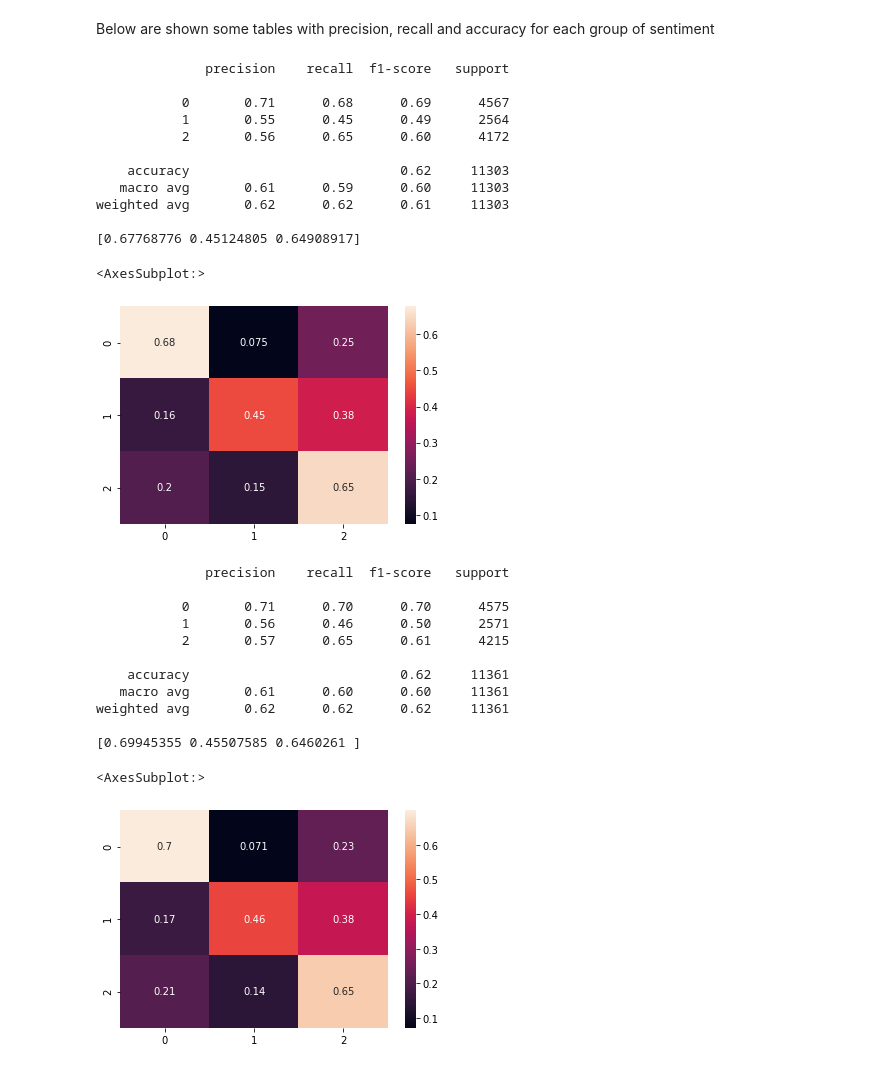
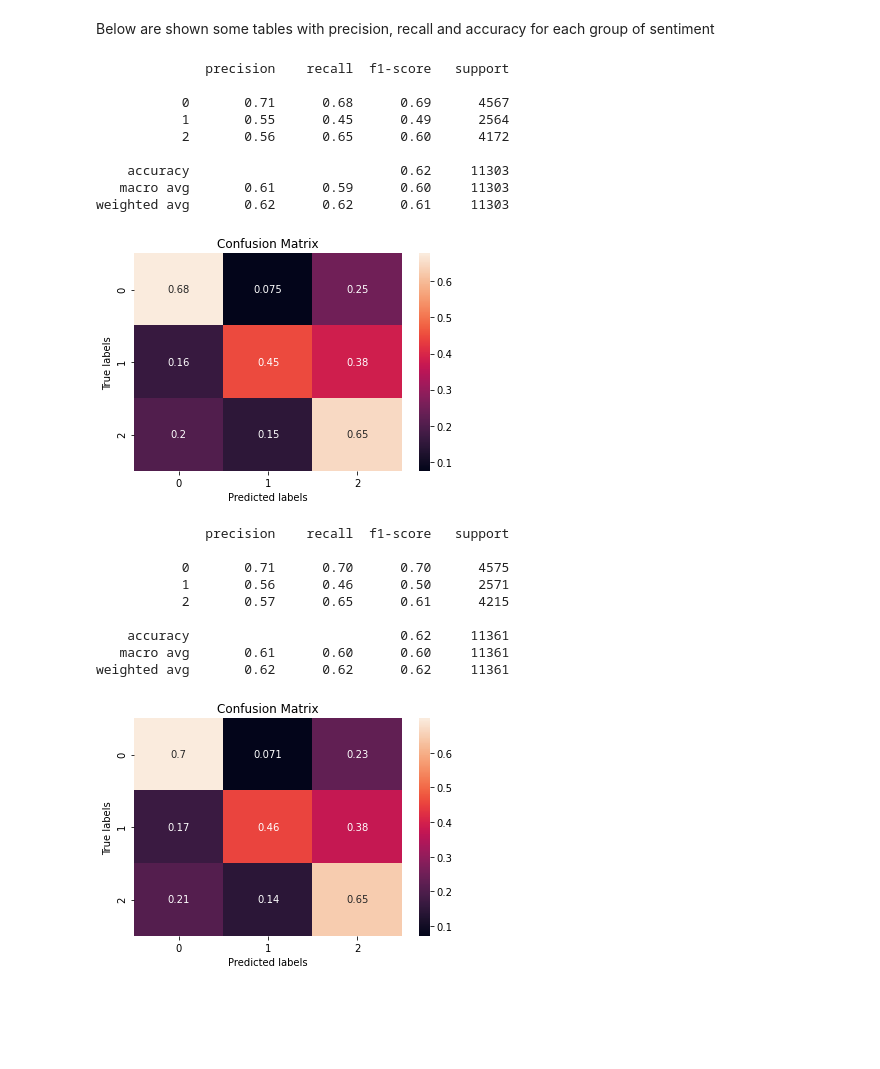
Before and after one commit to alesspalma/FDSProject, a Jupyter notebook: project.ipynb, the cells around one changed output. Saved outputs shown, nothing was run; the diff lists cells and outputs as text; code cells hidden in the pictures; blank space fills up the shorter version.

```diff
--- a/project.ipynb
+++ b/project.ipynb
@@ -1092,32 +1082,29 @@ weighted avg       0.60      0.60      0.60     11347
 # %% [markdown]
 ## Logistic regression
 # %%
-model = LogisticRegression(multi_class='multinomial', max_iter=1000)
-model = model.fit(X_train, y_train)
+lr_model = LogisticRegression(multi_class='multinomial', max_iter=1000)
+lr_model = lr_model.fit(X_train, y_train)
 # %% [markdown]
 Below are shown some tables with precision, recall and accuracy for each group of sentiment
 # %%
 # with logistic regression method, wihout stop words and with text in lower case
 
-testModel(X_test, y_test, model)
+testModel(X_test,y_test,lr_model)
 # %% [output]
               precision    recall  f1-score   support
 
            0       0.71      0.68      0.69      4567
            1       0.55      0.45      0.49      2564
            2       0.56      0.65      0.60      4172
 
     accuracy                           0.62     11303
    macro avg       0.61      0.59      0.60     11303
 weighted avg       0.62      0.62      0.61     11303
-
-[0.67768776 0.45124805 0.64908917]
-<AxesSubplot:>
-[figure, old version]
+[figure, new version]
 # %%
 # with logistic regression method, with stop words and with text in lower case
 
-testModel(X_test, y_test, model)
+testModel(X_test,y_test,lr_model)
 # %% [output]
               precision    recall  f1-score   support
 
@@ -1128,10 +1115,7 @@ testModel(X_test, y_test, model)
     accuracy                           0.62     11361
    macro avg       0.61      0.60      0.60     11361
 weighted avg       0.62      0.62      0.62     11361
-
-[0.69945355 0.45507585 0.6460261 ]
-<AxesSubplot:>
-[figure, old version]
+[figure, new version]
 # %%
 # with logistic regression method, with stop words and without text in lower case
 
```
Also changed, not shown: parts of 7 cells of this notebook, 5 other files.
